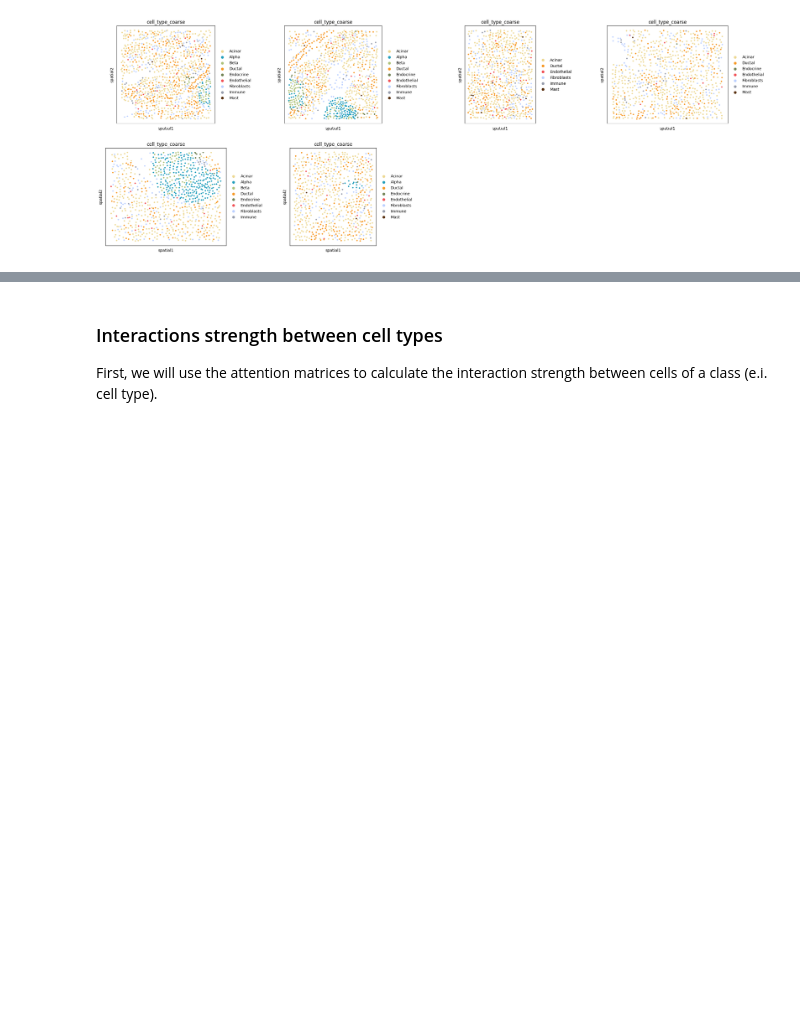
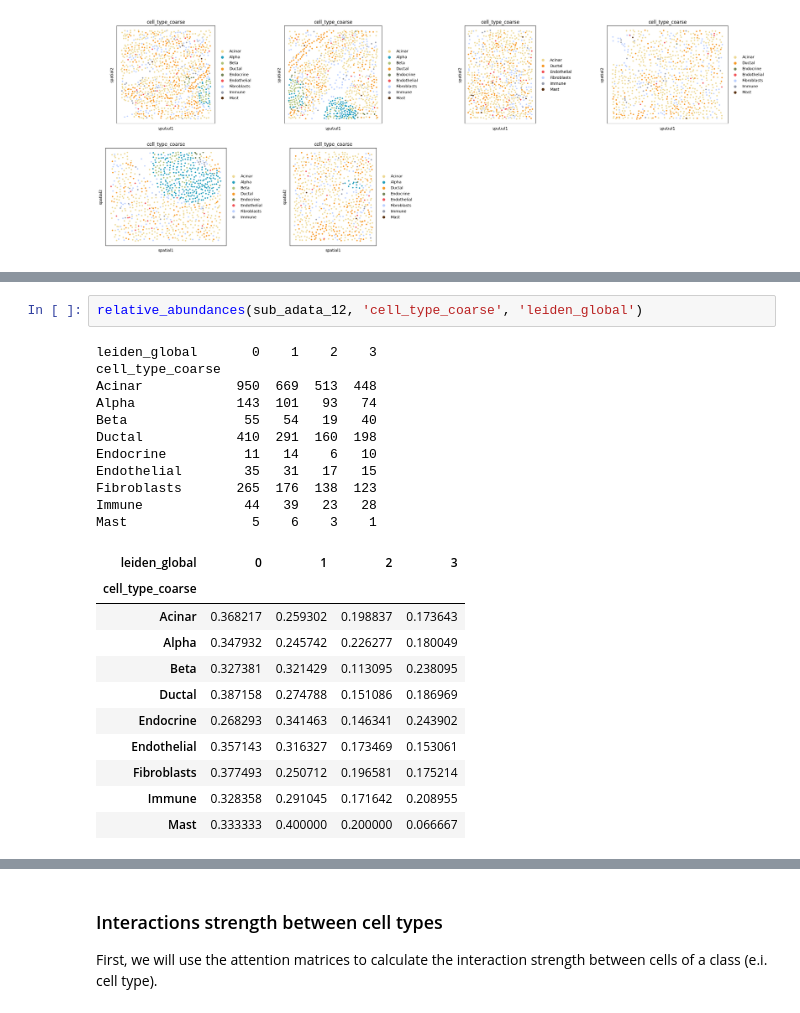
Before and after one commit to theislab/interscale, a Jupyter notebook: docs/notebooks/evaluation/pancreas_cosmx-attnention.ipynb, the cells around one changed output, grey strips where cells are left out. Drawn from its saved outputs; the diff is of its cells as text; blank space fills up the shorter version.

```diff
--- a/docs/notebooks/evaluation/pancreas_cosmx-attnention.ipynb
+++ b/docs/notebooks/evaluation/pancreas_cosmx-attnention.ipynb
@@ -182,0 +264,25 @@ sq.pl.spatial_scatter(
+# %%
+relative_abundances(sub_adata_12, 'cell_type_coarse', 'leiden_global')
+# %% [output]
+leiden_global       0    1    2    3
+cell_type_coarse
+Acinar            950  669  513  448
+Alpha             143  101   93   74
+Beta               55   54   19   40
+Ductal            410  291  160  198
+Endocrine          11   14    6   10
+Endothelial        35   31   17   15
+Fibroblasts       265  176  138  123
+Immune             44   39   23   28
+Mast                5    6    3    1
+| leiden_global | 0 | 1 | 2 | 3 |
+| cell_type_coarse |  |  |  |  |
+| Acinar | 0.368217 | 0.259302 | 0.198837 | 0.173643 |
+| Alpha | 0.347932 | 0.245742 | 0.226277 | 0.180049 |
+| Beta | 0.327381 | 0.321429 | 0.113095 | 0.238095 |
+| Ductal | 0.387158 | 0.274788 | 0.151086 | 0.186969 |
+| Endocrine | 0.268293 | 0.341463 | 0.146341 | 0.243902 |
+| Endothelial | 0.357143 | 0.316327 | 0.173469 | 0.153061 |
+| Fibroblasts | 0.377493 | 0.250712 | 0.196581 | 0.175214 |
+| Immune | 0.328358 | 0.291045 | 0.171642 | 0.208955 |
+| Mast | 0.333333 | 0.400000 | 0.200000 | 0.066667 |
```
Also changed, not shown: parts of 23 cells of this notebook, 9 other files.
